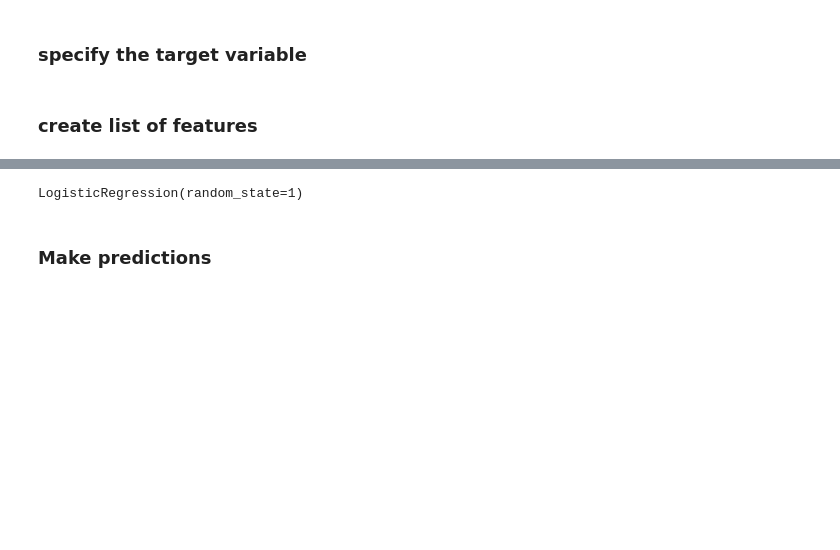
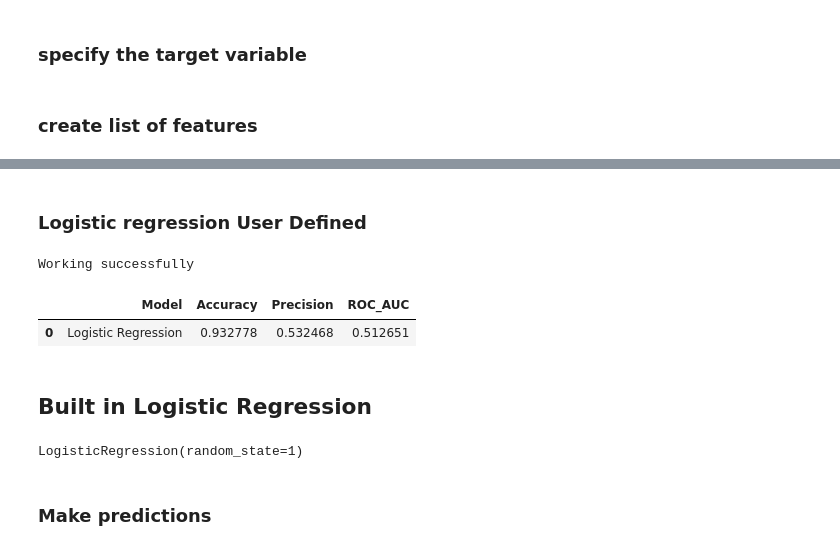
Before and after one commit to 0xgun/Credit-Eligibility, a Jupyter notebook: Phase_2/Phase 2.ipynb, the cells around one changed output, grey strips where cells are left out. Cells and saved outputs as stored; diff of their text form; code cells hidden in the pictures; blank space fills up the shorter version.

```diff
--- a/Phase_2/Phase 2.ipynb
+++ b/Phase_2/Phase 2.ipynb
@@ -179,2 +191,4 @@ test_X = reduced_test_data[feature_names]
 # %%
 x_train, x_test, y_train, y_test = train_test_split(train_X, train_y, test_size = 0.3, random_state = 0)
+# %% [markdown]
+### Logistic regression User Defined
@@ -181 +234,24 @@ x_train, x_test, y_train, y_test = train_test_split(train_X, train_y, test_size
+# %%
+regressor = logistic_regression(X,y)
+regressor.fit(0.1 , 5000)
+pred_lr = regressor.predict(X,0.5)
+# %% [output]
+Working successfully
+# %%
+logmodel = LogisticRegression(random_state=42)
+logmodel.fit(x_train,y_train)
+y_pred_l = logmodel.predict(x_test)
+pred_lr = y_pred_l.astype(int)
+# %%
+roc=roc_auc_score(y_test, pred_lr)
+acc = accuracy_score(y_test, pred_lr)
+prec = precision_score(y_test, pred_lr)
+results = pd.DataFrame([['Logistic Regression', acc,prec,roc]],
+columns = ['Model', 'Accuracy', 'Precision','ROC_AUC'])
+results
+# %% [output]
+|  | Model | Accuracy | Precision | ROC_AUC |
+| 0 | Logistic Regression | 0.932778 | 0.532468 | 0.512651 |
+# %% [markdown]
+## Built in Logistic Regression
 # %%
```
Also changed, not shown: parts of 90 cells of this notebook.
